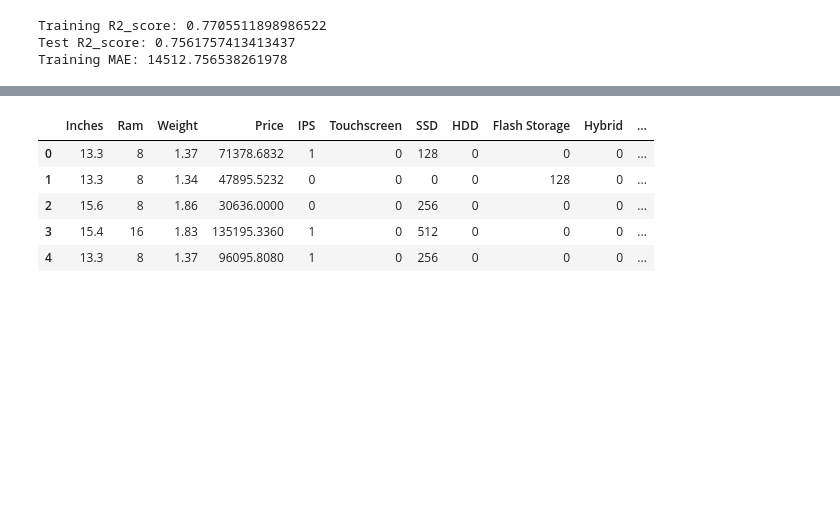
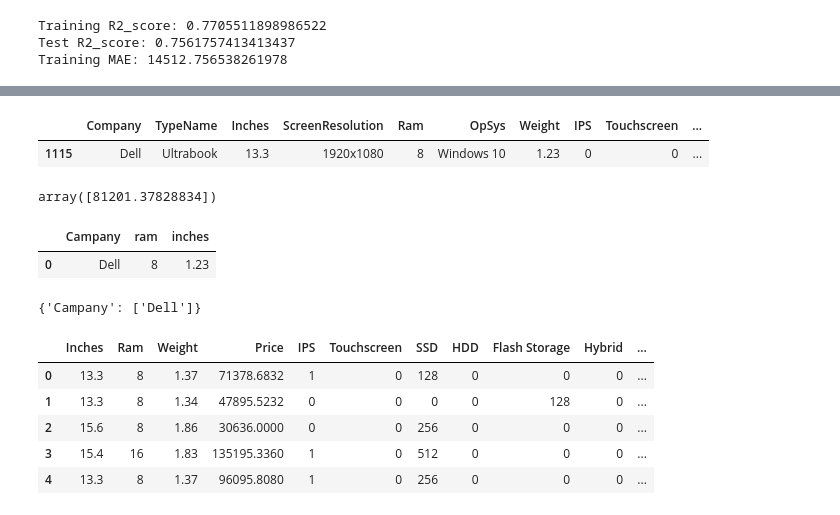
Before and after one commit to Sarang1995/laptop_price_prediction, a Jupyter notebook: Laptop_price_prediction.ipynb, the cells around one changed output, grey strips where cells are left out. Cells and saved outputs as stored; diff of their text form; code cells hidden in the pictures; blank space fills up the shorter version.

```diff
--- a/Laptop_price_prediction.ipynb
+++ b/Laptop_price_prediction.ipynb
@@ -874,3 +916,24 @@ X_train.head()
+# %%
+new_data = X_train[X_train.index==1115]
+new_data
+# %% [output]
+|  | Company | TypeName | Inches | ScreenResolution | Ram | OpSys | Weight | IPS | Touchscreen | ... |
+| 1115 | Dell | Ultrabook | 13.3 | 1920x1080 | 8 | Windows 10 | 1.23 | 0 | 0 | ... |
+# %%
+np.exp(model1.predict(new_data))
+# %% [output]
+array([81201.37828834])
+# %%
+a = "8"
+b = 1.23
+pd.DataFrame(dict(Campany = ["Dell"],  ram= [int(a)], inches=[float(b)]))
+# %% [output]
+|  | Campany | ram | inches |
+| 0 | Dell | 8 | 1.23 |
+# %%
+dict(Campany = ["Dell"])
+# %% [output]
+{'Campany': ['Dell']}
 # %%
 # model_data = pd.get_dummies(laptops,drop_first=True)
 # model_data.head()
```
Also changed, not shown: parts of 18 cells of this notebook, 6 other files.
